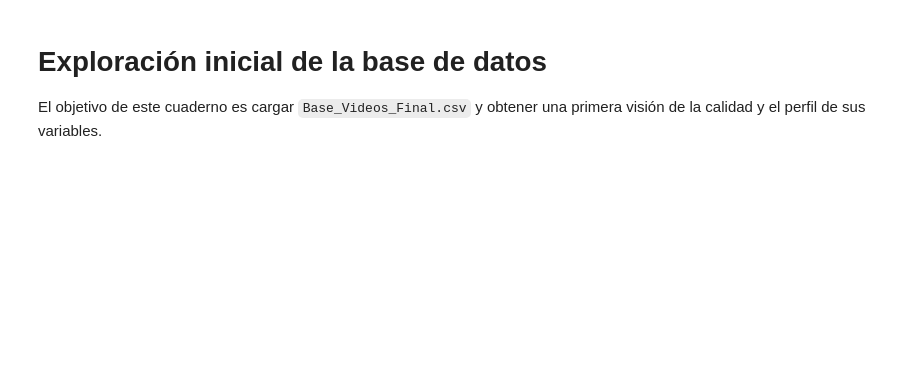
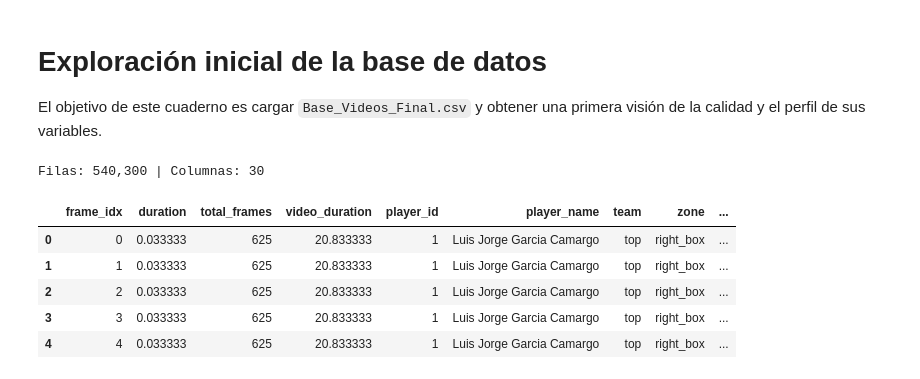
Before and after one commit to FerminEscalona/Paddle_Tournament_Predictor, a Jupyter notebook: Paddle_Predictor.ipynb, the cells around one changed output. Drawn from its saved outputs; the diff is of its cells as text; code cells hidden in the pictures; blank space fills up the shorter version.

```diff
--- a/Paddle_Predictor.ipynb
+++ b/Paddle_Predictor.ipynb
@@ -3,4 +4,18 @@
 El objetivo de este cuaderno es cargar `Base_Videos_Final.csv` y obtener una primera visión de la calidad y el perfil de sus variables.
 # %%
-import pandas as pdpd.set_option('display.max_columns', None)DATA_PATH = 'Base_Videos_Final.csv'df = pd.read_csv(DATA_PATH)print(f'Filas: {df.shape[0]:,} | Columnas: {df.shape[1]}')df.head()
+import pandas as pd
+
+pd.set_option('display.max_columns', None)
+DATA_PATH = 'Base_Videos_Final.csv'
+df = pd.read_csv(DATA_PATH)
+print(f'Filas: {df.shape[0]:,} | Columnas: {df.shape[1]}')
+df.head()
+# %% [output]
+Filas: 540,300 | Columnas: 30
+|  | frame_idx | duration | total_frames | video_duration | player_id | player_name | team | zone | ... |
+| 0 | 0 | 0.033333 | 625 | 20.833333 | 1 | Luis Jorge Garcia Camargo | top | right_box | ... |
+| 1 | 1 | 0.033333 | 625 | 20.833333 | 1 | Luis Jorge Garcia Camargo | top | right_box | ... |
+| 2 | 2 | 0.033333 | 625 | 20.833333 | 1 | Luis Jorge Garcia Camargo | top | right_box | ... |
+| 3 | 3 | 0.033333 | 625 | 20.833333 | 1 | Luis Jorge Garcia Camargo | top | right_box | ... |
+| 4 | 4 | 0.033333 | 625 | 20.833333 | 1 | Luis Jorge Garcia Camargo | top | right_box | ... |
 # %% [markdown]
```
Also changed, not shown: parts of 23 cells of this notebook, 1 other file.
